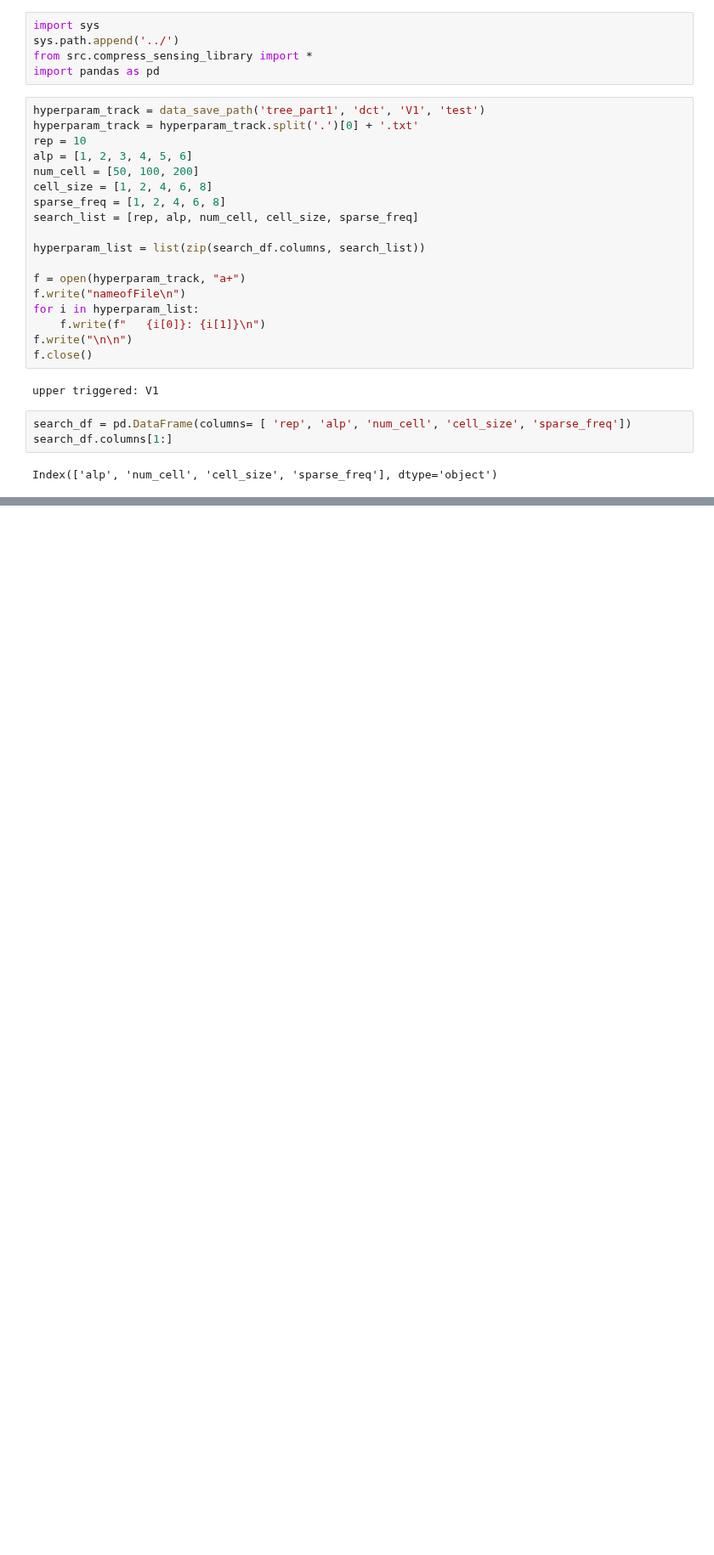
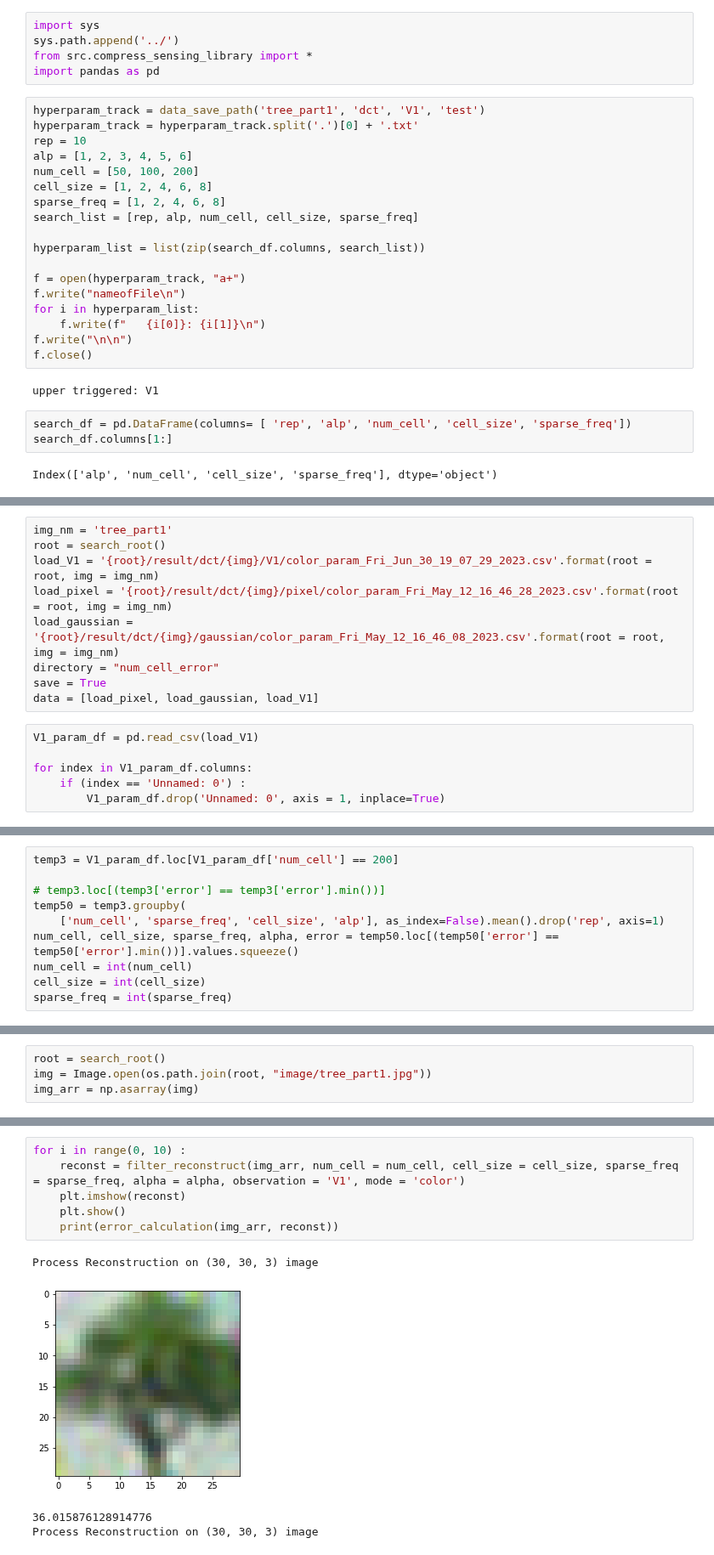
Before and after one commit to qkstngus000/Visual-Compressive-Sensing, a Jupyter notebook: experiment/write_text_file.ipynb, the cells around one changed output, grey strips where cells are left out. Shown at 85% size. Drawn from its saved outputs; the diff is of its cells as text; blank space fills up the shorter version.

```diff
--- a/experiment/write_text_file.ipynb
+++ b/experiment/write_text_file.ipynb
@@ -30,0 +48,15 @@ Index(['alp', 'num_cell', 'cell_size', 'sparse_freq'], dtype='object')
+# %%
+img_nm = 'tree_part1'
+root = search_root()
+load_V1 = '{root}/result/dct/{img}/V1/color_param_Fri_Jun_30_19_07_29_2023.csv'.format(root = root, img = img_nm)
+load_pixel = '{root}/result/dct/{img}/pixel/color_param_Fri_May_12_16_46_28_2023.csv'.format(root = root, img = img_nm)
+load_gaussian = '{root}/result/dct/{img}/gaussian/color_param_Fri_May_12_16_46_08_2023.csv'.format(root = root, img = img_nm)
+directory = "num_cell_error"
+save = True
+data = [load_pixel, load_gaussian, load_V1]
+# %%
+V1_param_df = pd.read_csv(load_V1)
+
+for index in V1_param_df.columns:
+    if (index == 'Unnamed: 0') :
+        V1_param_df.drop('Unnamed: 0', axis = 1, inplace=True)
@@ -30,0 +128,10 @@ Index(['alp', 'num_cell', 'cell_size', 'sparse_freq'], dtype='object')
+# %%
+temp3 = V1_param_df.loc[V1_param_df['num_cell'] == 200]
+
+# temp3.loc[(temp3['error'] == temp3['error'].min())]
+temp50 = temp3.groupby(
+    ['num_cell', 'sparse_freq', 'cell_size', 'alp'], as_index=False).mean().drop('rep', axis=1)
+num_cell, cell_size, sparse_freq, alpha, error = temp50.loc[(temp50['error'] == temp50['error'].min())].values.squeeze()
+num_cell = int(num_cell)
+cell_size = int(cell_size)
+sparse_freq = int(sparse_freq)
@@ -30,0 +163,4 @@ Index(['alp', 'num_cell', 'cell_size', 'sparse_freq'], dtype='object')
+# %%
+root = search_root()
+img = Image.open(os.path.join(root, "image/tree_part1.jpg"))
+img_arr = np.asarray(img)
@@ -30,0 +171,11 @@ Index(['alp', 'num_cell', 'cell_size', 'sparse_freq'], dtype='object')
+# %%
+for i in range(0, 10) :
+    reconst = filter_reconstruct(img_arr, num_cell = num_cell, cell_size = cell_size, sparse_freq = sparse_freq, alpha = alpha, observation = 'V1', mode = 'color')
+    plt.imshow(reconst)
+    plt.show()
+    print(error_calculation(img_arr, reconst))
+# %% [output]
+Process Reconstruction on (30, 30, 3) image
+[figure, added]
+36.015876128914776
+Process Reconstruction on (30, 30, 3) image
```
Also changed, not shown: parts of 14 cells of this notebook, 5 other files.
